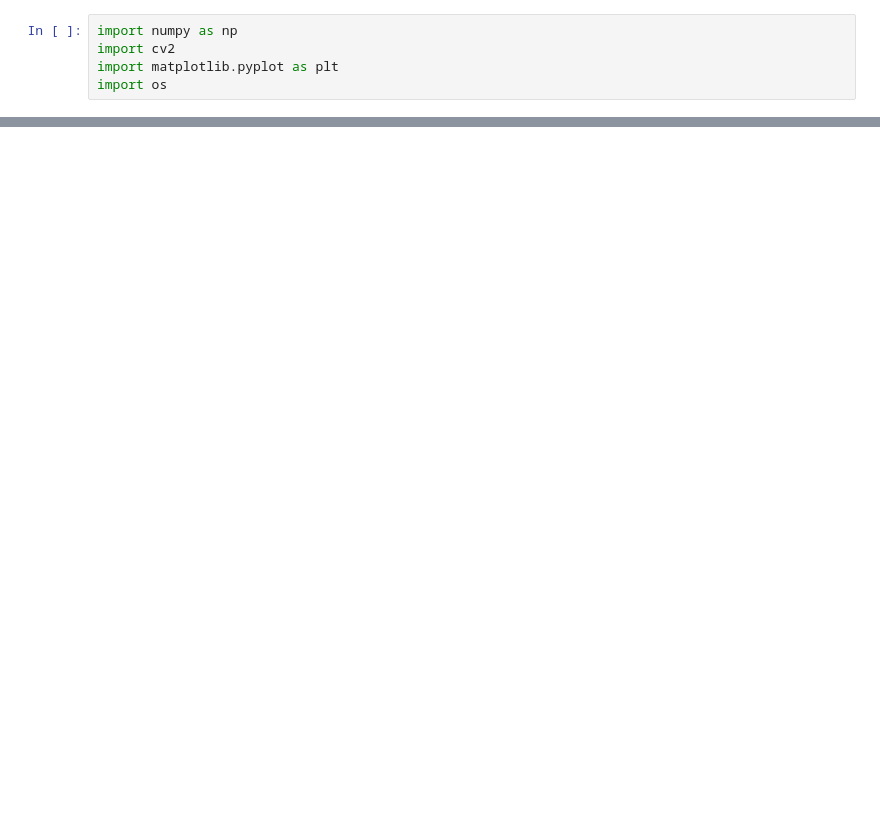
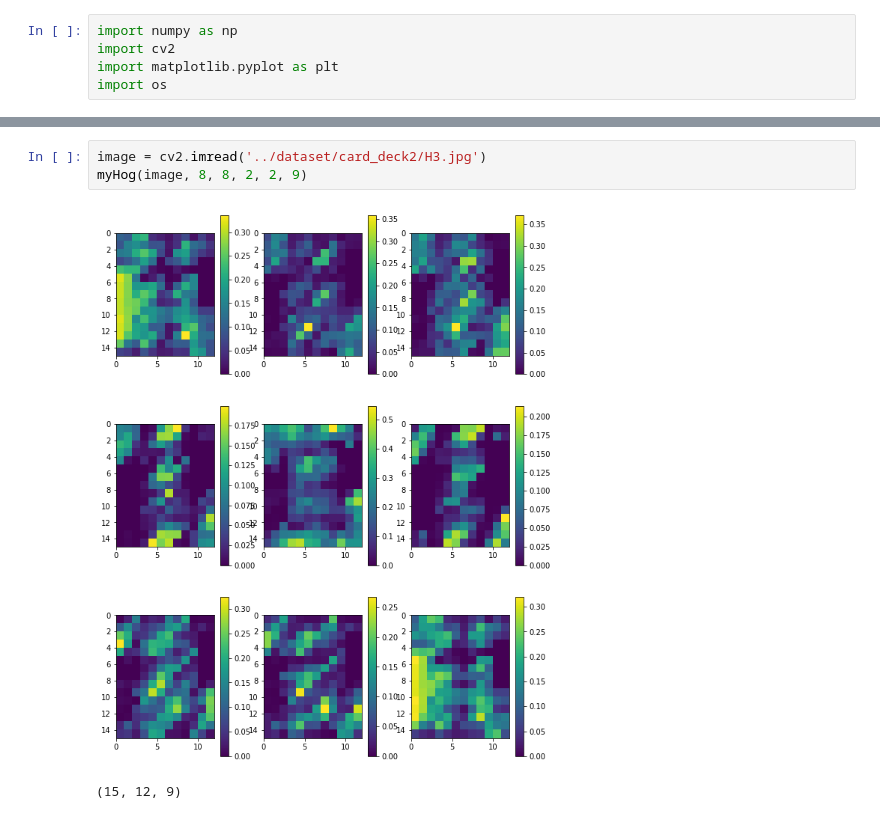
Before and after one commit to KangDoHyeong/PlayingCardsDetection, a Jupyter notebook: Doh/1205 HOG.ipynb, the cells around one changed output, grey strips where cells are left out. Cells and saved outputs as stored; diff of their text form; blank space fills up the shorter version.

```diff
--- a/Doh/1205 HOG.ipynb
+++ b/Doh/1205 HOG.ipynb
@@ -37,0 +50,6 @@ plt.imshow(cv2.cvtColor(image, cv2.COLOR_RGB2BGR))
+# %%
+image = cv2.imread('../dataset/card_deck2/H3.jpg')
+myHog(image, 8, 8, 2, 2, 9)
+# %% [output]
+[figure, added]
+(15, 12, 9)
```
Also changed, not shown: parts of 5 cells of this notebook, 11 other files.
